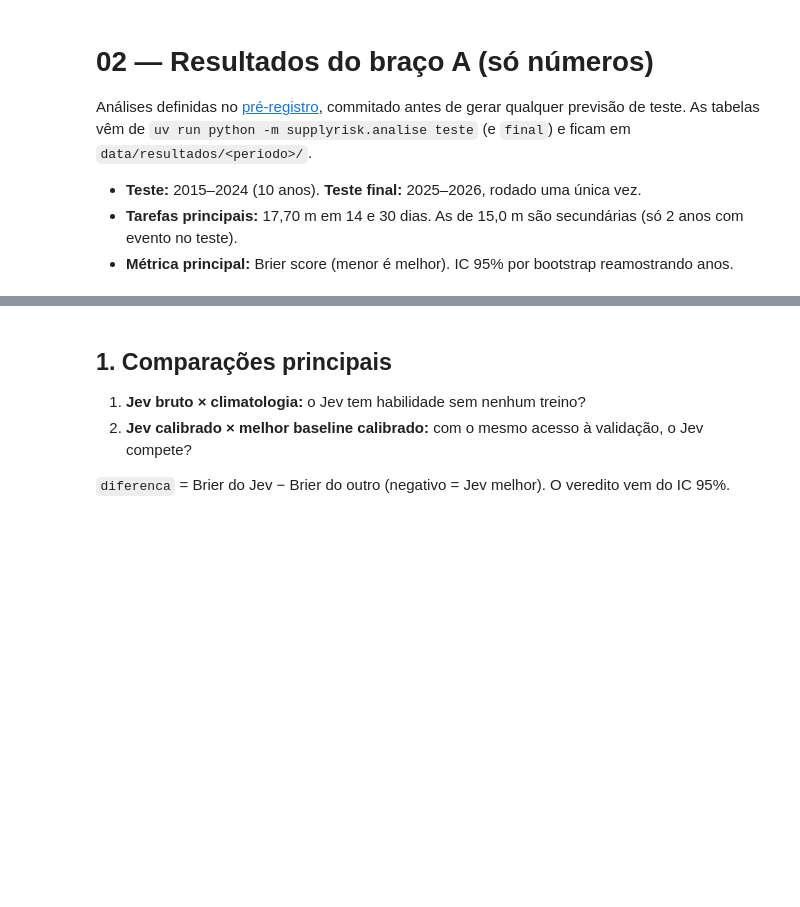
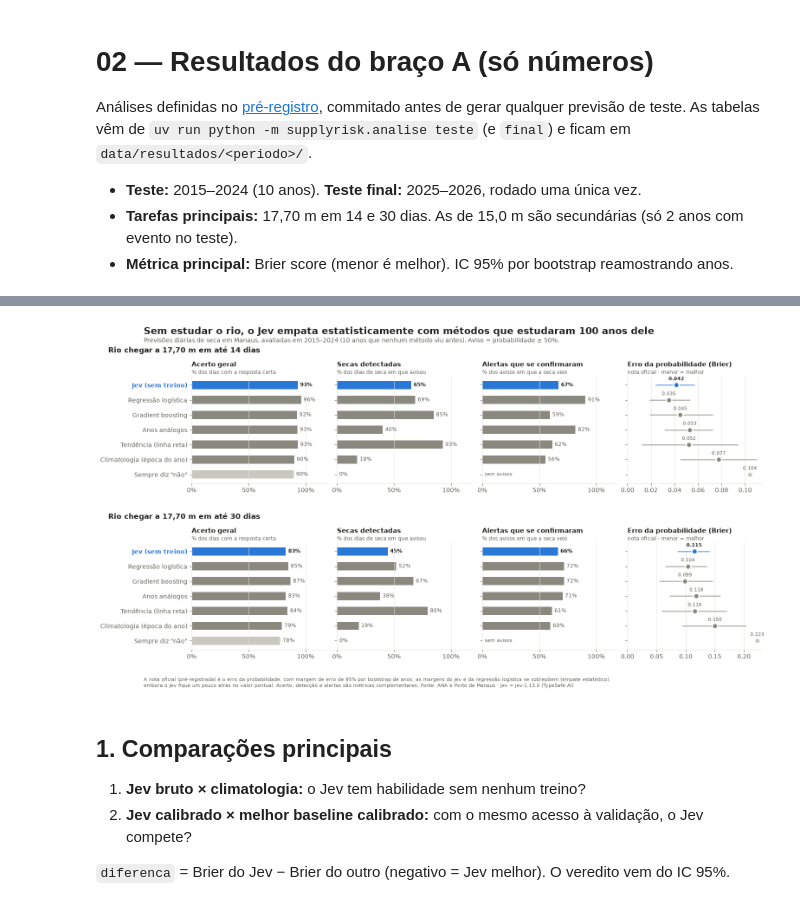
Before and after one commit to DouglasSM747/SupplyRisk, a Jupyter notebook: notebooks/02_resultados_braco_a.ipynb, the cells around one changed output, grey strips where cells are left out. Cells and saved outputs as stored; diff of their text form; code cells hidden in the pictures; blank space fills up the shorter version.

```diff
--- a/notebooks/02_resultados_braco_a.ipynb
+++ b/notebooks/02_resultados_braco_a.ipynb
@@ -36,0 +132,91 @@ MELHOR = {(1770, 14): "logistica__so_manaus", (1770, 30): "logistica__so_manaus"
+# %%
+import numpy as np
+from pathlib import Path
+
+METODOS = {  # ordem fixa nas linhas do gráfico
+    "Jev (sem treino)": "jev__principal",
+    "Regressão logística": "logistica__so_manaus",
+    "Gradient boosting": "gradient_boosting__so_manaus",
+    "Anos análogos": "analogos__so_manaus",
+    "Tendência (linha reta)": "tendencia__so_manaus",
+    "Climatologia (época do ano)": "climatologia__principal",
+    "Sempre diz \"não\"": None,
+}
+AZUL, CINZA, CINZA_CLARO = "#2a78d6", "#8a897f", "#c9c8bf"
+
+
+def numeros(g, coluna):
+    y = g["rotulo"].to_numpy().astype(bool)
+    p = np.zeros(len(y)) if coluna is None else g[coluna].to_numpy()
+    alerta = p >= 0.5
+    linha = {
+        "Acerto geral": (alerta == y).mean(),
+        "Secas detectadas": (alerta & y).sum() / y.sum(),
+        "Alertas que se confirmaram": (alerta & y).sum() / alerta.sum() if alerta.any() else np.nan,
+        "Erro da probabilidade (Brier)": av.brier(y, p),
+    }
+    lo, hi = av.bootstrap_por_ano(g.assign(_p=p), "_p")["brier_ic95"] if coluna else (np.nan, np.nan)
+    return linha, (lo, hi)
+
+
+painel = ["Acerto geral", "Secas detectadas", "Alertas que se confirmaram", "Erro da probabilidade (Brier)"]
+subtitulo = {
+    "Acerto geral": "% dos dias com a resposta certa",
+    "Secas detectadas": "% dos dias de seca em que avisou",
+    "Alertas que se confirmaram": "% dos avisos em que a seca veio",
+    "Erro da probabilidade (Brier)": "nota oficial · menor = melhor",
+}
+tarefas = [(1770, 14), (1770, 30)]
+fig, eixos = plt.subplots(2, 4, figsize=(17, 8.2), sharey=True, gridspec_kw={"wspace": 0.08, "hspace": 0.55})
+tabela_super = []
+for linha_eixos, (limiar, h) in zip(eixos, tarefas):
+    g = previsoes[(previsoes["limiar_cm"] == limiar) & (previsoes["horizonte_dias"] == h)]
+    for i, (nome, coluna) in enumerate(METODOS.items()):
+        valores, (lo, hi) = numeros(g, coluna)
+        tabela_super.append({"tarefa": f"{limiar / 100:.2f} m / {h} d", "metodo": nome, **valores,
+                             "brier_ic95": (round(lo, 3), round(hi, 3))})
+        cor = AZUL if coluna == "jev__principal" else CINZA_CLARO if coluna is None else CINZA
+        for ax, chave in zip(linha_eixos, painel):
+            v = valores[chave]
+            if np.isnan(v):
+                ax.annotate("sem avisos", (0, i), xytext=(4, 0), textcoords="offset points", va="center", fontsize=8, color=TINTA_2)
+                continue
+            if chave.startswith("Erro"):
+                if not np.isnan(lo):
+                    ax.plot([lo, hi], [i, i], color=cor, lw=2, solid_capstyle="round", alpha=0.6)
+                ax.plot(v, i, "o", ms=9, color=cor, mec="white", mew=2)
+                ax.annotate(f"{v:.3f}", (v, i), xytext=(0, 8), textcoords="offset points", ha="center",
+                            fontsize=8, color=TINTA if cor == AZUL else TINTA_2, fontweight="bold" if cor == AZUL else "normal")
+            else:
+                ax.barh(i, v, height=0.55, color=cor)
+                ax.annotate(f"{v:.0%}", (v, i), xytext=(4, 0), textcoords="offset points", va="center",
+                            fontsize=8.5, color=TINTA if cor == AZUL else TINTA_2, fontweight="bold" if cor == AZUL else "normal")
+    for j, (ax, chave) in enumerate(zip(linha_eixos, painel)):
+        ax.set_title(chave, pad=16, fontsize=10.5, loc="left", color=TINTA, fontweight="bold")
+        ax.text(0, 1.02, subtitulo[chave], transform=ax.transAxes, fontsize=8.5, color=TINTA_2)
+        if chave.startswith("Erro"):
+            ax.set_xlim(0, None)
+        else:
+            ax.set_xlim(0, 1.18)
+            ax.set_xticks([0, 0.5, 1], ["0%", "50%", "100%"])
+        ax.grid(axis="y", visible=False)
+    linha_eixos[0].set_yticks(range(len(METODOS)), list(METODOS))
+    linha_eixos[0].text(-0.62, 1.22, f"Rio chegar a {limiar / 100:.2f} m em até {h} dias".replace(".", ","),
+                        transform=linha_eixos[0].transAxes, fontsize=12.5, fontweight="bold", color=TINTA)
+    for lbl in linha_eixos[0].get_yticklabels():
+        if lbl.get_text().startswith("Jev"):
+            lbl.set_color(AZUL); lbl.set_fontweight("bold")
+
+eixos[0, 0].invert_yaxis()  # uma vez só: os eixos y são compartilhados
+fig.suptitle("Sem estudar o rio, o Jev empata estatisticamente com métodos que estudaram 100 anos dele",
+             x=0.06, y=1.02, ha="left", fontsize=16, fontweight="bold", color=TINTA)
+fig.text(0.06, 0.975, "Previsões diárias de seca em Manaus, avaliadas em 2015–2024 (10 anos que nenhum método viu antes). "
+         "Aviso = probabilidade ≥ 50%.", fontsize=10, color=TINTA_2)
+fig.text(0.06, 0.005, "A nota oficial (pré-registrada) é o erro da probabilidade, com margem de erro de 95% por bootstrap de anos; "
+         "as margens do Jev e da regressão logística se sobrepõem (empate estatístico),\nembora o Jev fique um pouco atrás no valor pontual. Acerto, detecção e alertas são métricas complementares. "
+         "Fonte: ANA e Porto de Manaus · Jev = jev-1.13.0 (TypeSafe AI)",
+         fontsize=8, color=TINTA_2)
+Path("../docs/figuras").mkdir(parents=True, exist_ok=True)
+fig.savefig("../docs/figuras/supergrafico_braco_a.png", dpi=200, bbox_inches="tight", facecolor="white")
+pd.DataFrame(tabela_super).round(3)
+# %% [output]
@@ -37,3 +238,4 @@ MELHOR = {(1770, 14): "logistica__so_manaus", (1770, 30): "logistica__so_manaus"
+[figure, added]
 # %% [markdown]
 ## 1. Comparações principais
 
```
Also changed, not shown: parts of 4 cells of this notebook, 3 other files.
